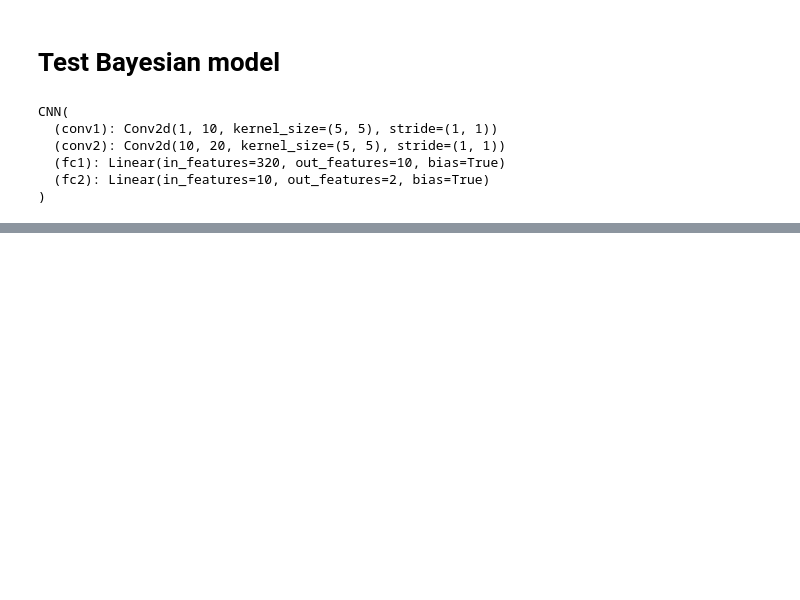
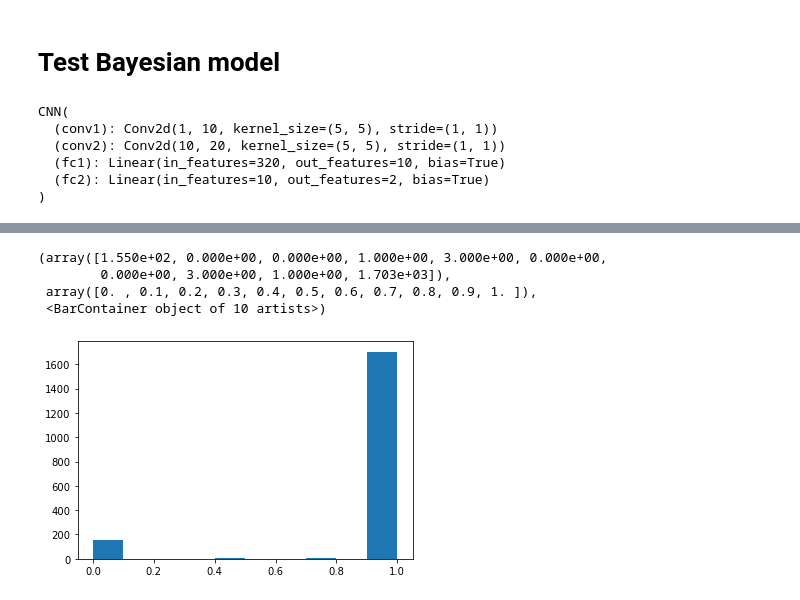
Before and after one commit to jnshzk/CCM_project, a Jupyter notebook: bayesian_model.ipynb, the cells around one changed output, grey strips where cells are left out. Saved outputs shown, nothing was run; the diff lists cells and outputs as text; code cells hidden in the pictures; blank space fills up the shorter version.

```diff
--- a/bayesian_model.ipynb
+++ b/bayesian_model.ipynb
@@ -656,0 +555,8 @@ comparison_results[:20]
+# %%
+plt.hist(comparison_results[:,1], bins=10)
+# %% [output]
+(array([1.550e+02, 0.000e+00, 0.000e+00, 1.000e+00, 3.000e+00, 0.000e+00,
+        0.000e+00, 3.000e+00, 1.000e+00, 1.703e+03]),
+ array([0. , 0.1, 0.2, 0.3, 0.4, 0.5, 0.6, 0.7, 0.8, 0.9, 1. ]),
+ <BarContainer object of 10 artists>)
+[figure, added]
```
Also changed, not shown: parts of 12 cells of this notebook.
